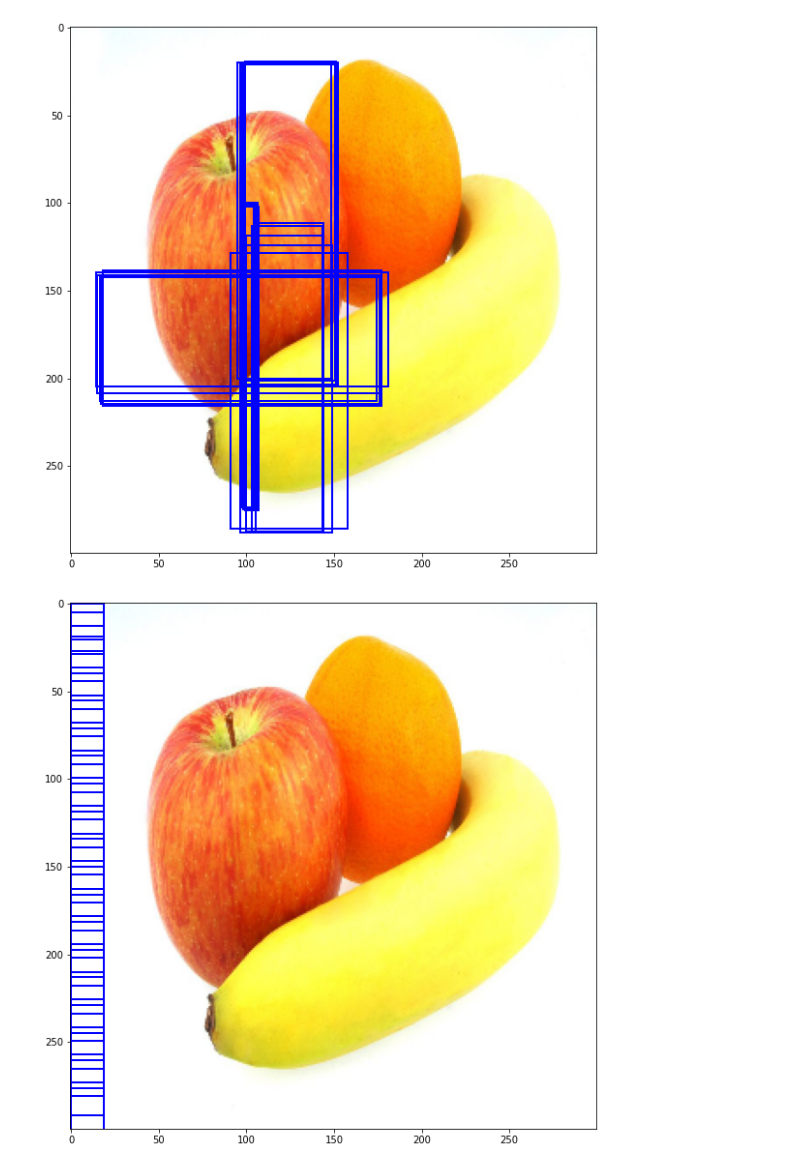
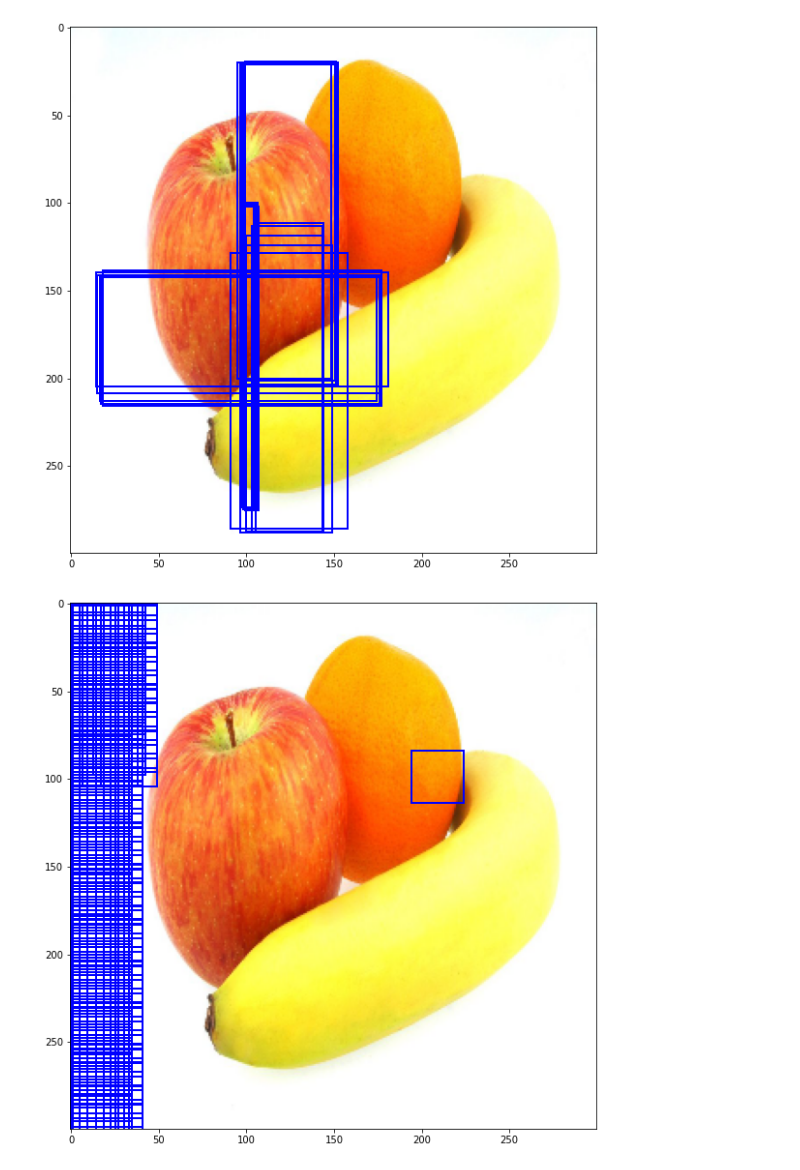
Before and after one commit to pear2jam/notebooks, a Jupyter notebook: fruits_detection.ipynb, the cells around one changed output. Cells and saved outputs as stored; diff of their text form; code cells hidden in the pictures.

```diff
--- a/fruits_detection.ipynb
+++ b/fruits_detection.ipynb
@@ -438,10 +399,10 @@ boxes_list = make_default_boxes()
 # %%
 fig, ax = plt.subplots(1, 1, figsize=(14, 10))
 boxes = np.array(boxes_list) * 300
-for i in range(38):
-  w, h = boxes[i][2], boxes[i][3]
+for i in list(range(500)) + [4000]:
+  w, h = boxes[i][2]-boxes[i][0], boxes[i][3]-boxes[i][1]
   rect = patches.Rectangle((boxes[i][0], boxes[i][1]), w, h, linewidth=2, facecolor='none', edgecolor='b')
   ax.add_patch(rect)
   ax.imshow(img.permute(1, 2, 0))
 # %% [output]
-[figure, old version]
+[figure, new version]
```
Also changed, not shown: parts of 14 cells of this notebook.
